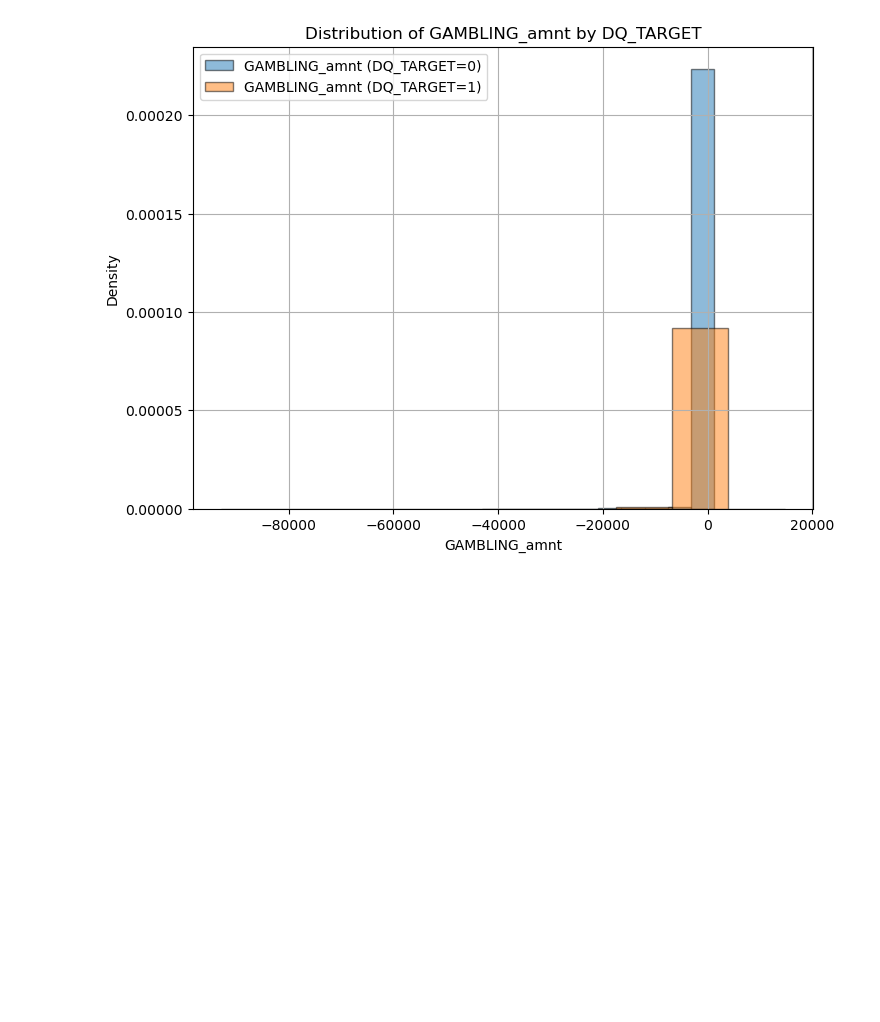
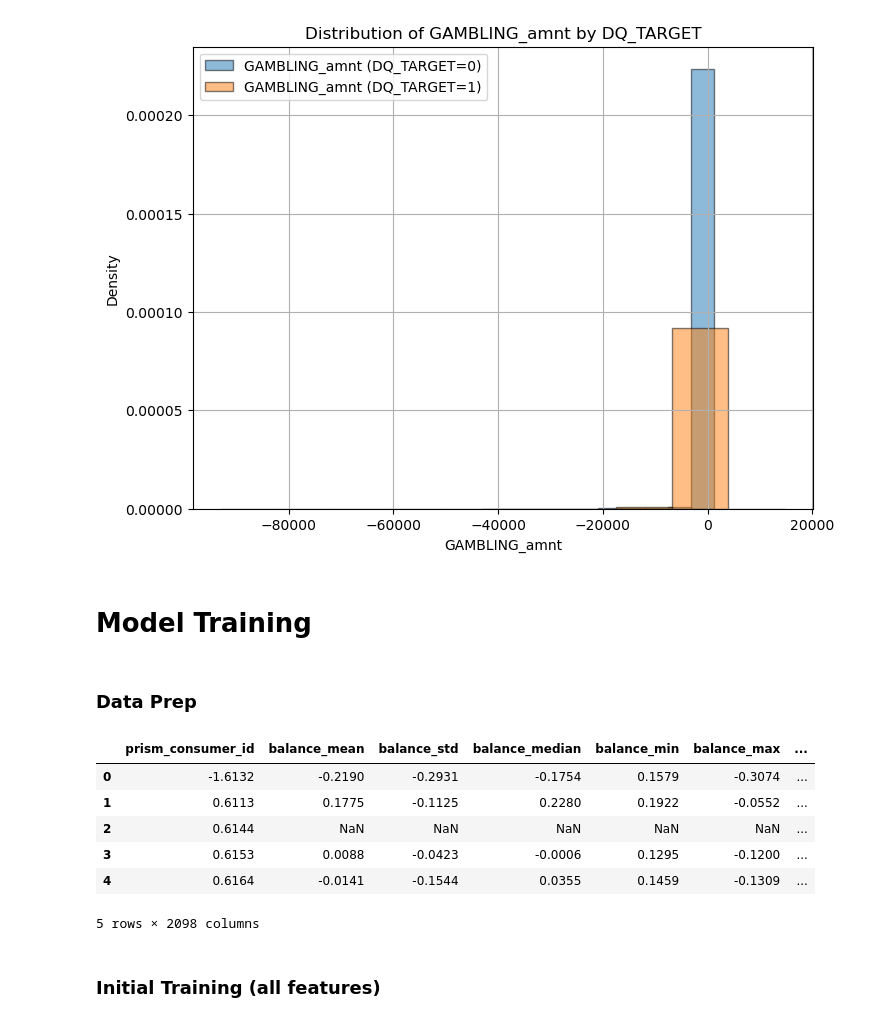
Before and after one commit to danielrmathew/prism-data-credit, a Jupyter notebook: src/notebooks/aman_q2.ipynb, the cells around one changed output. Drawn from its saved outputs; the diff is of its cells as text; code cells hidden in the pictures; blank space fills up the shorter version.

Commit message:
feature selection + model training

```diff
--- a/src/notebooks/aman_q2.ipynb
+++ b/src/notebooks/aman_q2.ipynb
@@ -987,8 +989,9 @@ paycheck_ftrs.iloc[20:30]
 # %%
 # balance_ftrs.head()
 # %%
+cat_mappings = dict(zip(cat_map['category_id'], cat_map['category']))
 trxcat_mappings = dict(zip(cat_map['category_id'], cat_map['category']))
-nDF['category_id'] = trxnDF.category
+trxnDF['category_id'] = trxnDF.category
 trxnDF.category = trxnDF.category.replace(cat_mappings)
 # %%
 def filter_time_window(df, days=None, months=None, years=None):
@@ -1327,3 +1330,5 @@ KS_stat  = 0.018578887268933572
 p value = 0.918921572327408
 Num of bins = 10
 [figure]
+# %% [markdown]
+# Model Training
@@ -1329,0 +1342,20 @@ Num of bins = 10
+# %% [markdown]
+### Data Prep
+# %%
+data = features_all.merge(consDF[['prism_consumer_id', 'DQ_TARGET']], how='inner', on='prism_consumer_id')
+
+binary_cols = [col for col in data.columns if data[col].nunique() == 2 and sorted(data[col].unique()) == [0, 1]]
+continuous_cols = [col for col in data.columns if col not in binary_cols]
+
+scaler = StandardScaler()
+data[continuous_cols] = scaler.fit_transform(data[continuous_cols])
+
+data.head()
+# %% [output]
+|  | prism_consumer_id | balance_mean | balance_std | balance_median | balance_min | balance_max | ... |
+| 0 | -1.6132 | -0.2190 | -0.2931 | -0.1754 | 0.1579 | -0.3074 | ... |
+| 1 | 0.6113 | 0.1775 | -0.1125 | 0.2280 | 0.1922 | -0.0552 | ... |
+| 2 | 0.6144 | NaN | NaN | NaN | NaN | NaN | ... |
+| 3 | 0.6153 | 0.0088 | -0.0423 | -0.0006 | 0.1295 | -0.1200 | ... |
+| 4 | 0.6164 | -0.0141 | -0.1544 | 0.0355 | 0.1459 | -0.1309 | ... |
+5 rows × 2098 columns
@@ -1329,0 +1364,2 @@ Num of bins = 10
+# %% [markdown]
+### Initial Training (all features)
```
Also changed, not shown: parts of 25 cells of this notebook.
